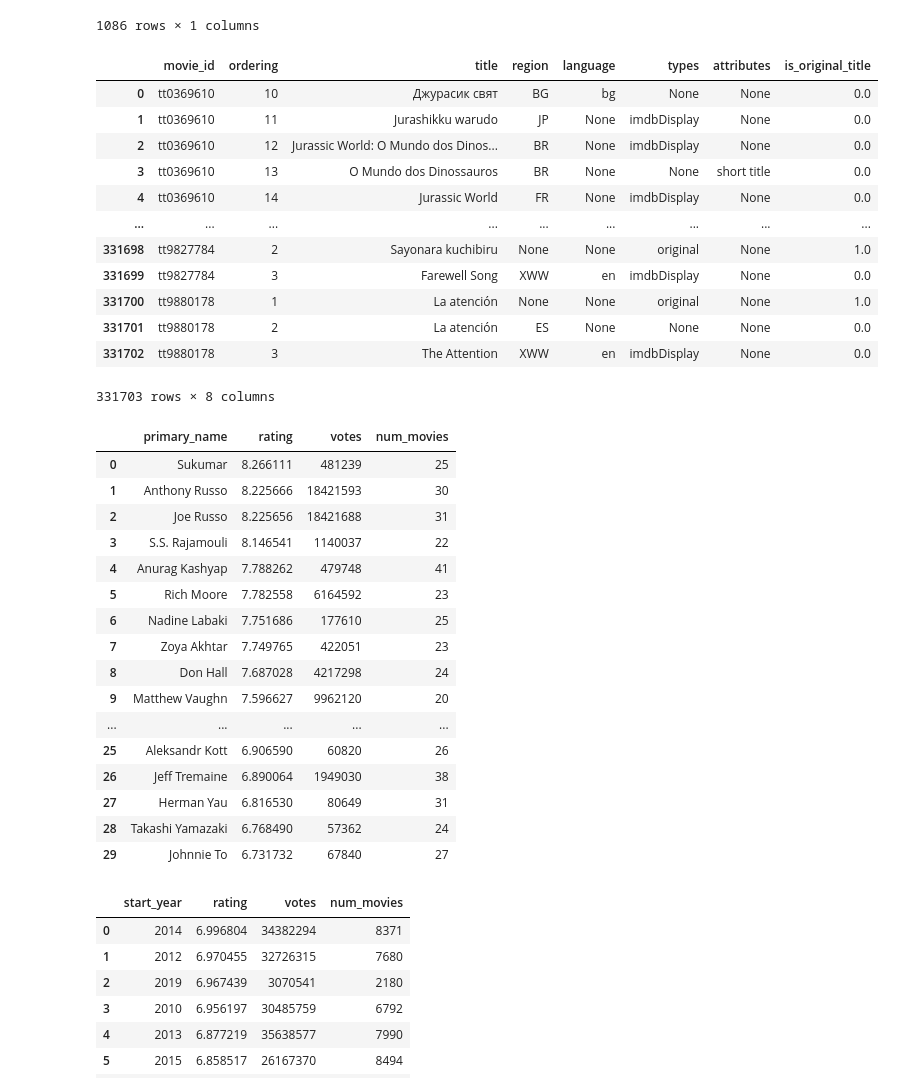
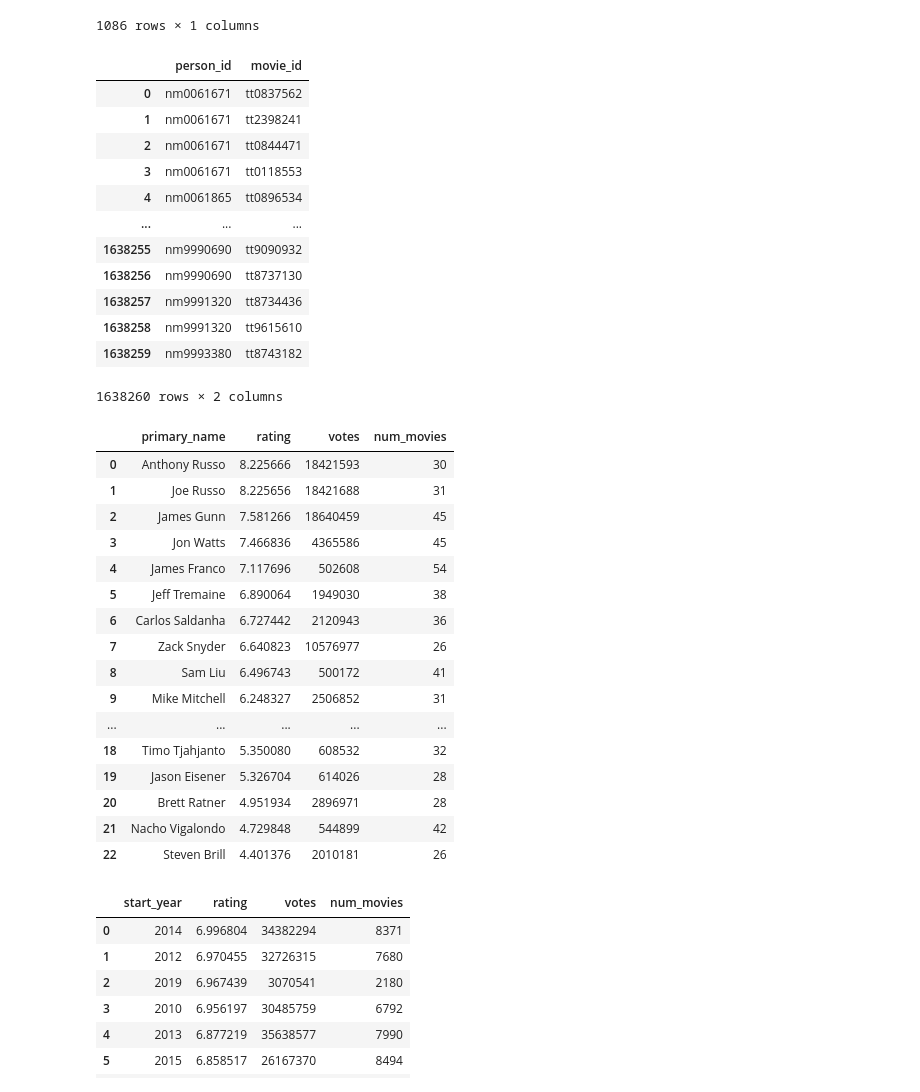
Before and after one commit to bluenets126/dsc-sql-summative-lab, a Jupyter notebook: SQLSummativeLab.ipynb, the cells around one changed output. Saved outputs shown, nothing was run; the diff lists cells and outputs as text; code cells hidden in the pictures.

```diff
--- a/SQLSummativeLab.ipynb
+++ b/SQLSummativeLab.ipynb
@@ -526,29 +522,29 @@ movie_ratings_df
 | 1085 | Adventure,History,War |
 1086 rows × 1 columns
 # %%
-movie_akas_df = pd.read_sql("""SELECT * FROM movie_akas;""", conn4)
+movie_akas_df = pd.read_sql("""SELECT * FROM known_for;""", conn4)
 movie_akas_df
 # %% [output]
-|  | movie_id | ordering | title | region | language | types | attributes | is_original_title |
-| 0 | tt0369610 | 10 | Джурасик свят | BG | bg | None | None | 0.0 |
-| 1 | tt0369610 | 11 | Jurashikku warudo | JP | None | imdbDisplay | None | 0.0 |
-| 2 | tt0369610 | 12 | Jurassic World: O Mundo dos Dinos... | BR | None | imdbDisplay | None | 0.0 |
-| 3 | tt0369610 | 13 | O Mundo dos Dinossauros | BR | None | None | short title | 0.0 |
-| 4 | tt0369610 | 14 | Jurassic World | FR | None | imdbDisplay | None | 0.0 |
-| ... | ... | ... | ... | ... | ... | ... | ... | ... |
-| 331698 | tt9827784 | 2 | Sayonara kuchibiru | None | None | original | None | 1.0 |
-| 331699 | tt9827784 | 3 | Farewell Song | XWW | en | imdbDisplay | None | 0.0 |
-| 331700 | tt9880178 | 1 | La atención | None | None | original | None | 1.0 |
-| 331701 | tt9880178 | 2 | La atención | ES | None | None | None | 0.0 |
-| 331702 | tt9880178 | 3 | The Attention | XWW | en | imdbDisplay | None | 0.0 |
+|  | person_id | movie_id |
+| 0 | nm0061671 | tt0837562 |
+| 1 | nm0061671 | tt2398241 |
+| 2 | nm0061671 | tt0844471 |
+| 3 | nm0061671 | tt0118553 |
+| 4 | nm0061865 | tt0896534 |
+| ... | ... | ... |
+| 1638255 | nm9990690 | tt9090932 |
+| 1638256 | nm9990690 | tt8737130 |
+| 1638257 | nm9991320 | tt8734436 |
+| 1638258 | nm9991320 | tt9615610 |
+| 1638259 | nm9993380 | tt8743182 |
-331703 rows × 8 columns
+1638260 rows × 2 columns
 # %%
 #list of directors with their average movie rating.  Used average rating by # of votes to recalculate based on how many people voted for the movie.
 query_director_rating = """SELECT pe.primary_name, (SUM(mr.averagerating * mr.numvotes) / SUM(mr.numvotes)) as rating, SUM(mr.numvotes) as votes, count(mr.movie_id) as num_movies
                             FROM persons pe JOIN directors d USING(person_id)
                                         JOIN movie_ratings mr ON d.movie_id = mr.movie_id
                             GROUP BY pe.primary_name
-                            HAVING num_movies >= 20 and votes > 50000
+                            HAVING num_movies >= 26 and votes > 500000
                             ORDER BY rating DESC
                             LIMIT 30;
                         """
@@ -557,22 +553,22 @@ director_ratings_df = pd.read_sql(query_director_rating, conn4)
 director_ratings_df
 # %% [output]
 |  | primary_name | rating | votes | num_movies |
-| 0 | Sukumar | 8.266111 | 481239 | 25 |
-| 1 | Anthony Russo | 8.225666 | 18421593 | 30 |
-| 2 | Joe Russo | 8.225656 | 18421688 | 31 |
-| 3 | S.S. Rajamouli | 8.146541 | 1140037 | 22 |
-| 4 | Anurag Kashyap | 7.788262 | 479748 | 41 |
-| 5 | Rich Moore | 7.782558 | 6164592 | 23 |
-| 6 | Nadine Labaki | 7.751686 | 177610 | 25 |
-| 7 | Zoya Akhtar | 7.749765 | 422051 | 23 |
-| 8 | Don Hall | 7.687028 | 4217298 | 24 |
-| 9 | Matthew Vaughn | 7.596627 | 9962120 | 20 |
+| 0 | Anthony Russo | 8.225666 | 18421593 | 30 |
+| 1 | Joe Russo | 8.225656 | 18421688 | 31 |
+| 2 | James Gunn | 7.581266 | 18640459 | 45 |
+| 3 | Jon Watts | 7.466836 | 4365586 | 45 |
+| 4 | James Franco | 7.117696 | 502608 | 54 |
+| 5 | Jeff Tremaine | 6.890064 | 1949030 | 38 |
+| 6 | Carlos Saldanha | 6.727442 | 2120943 | 36 |
+| 7 | Zack Snyder | 6.640823 | 10576977 | 26 |
+| 8 | Sam Liu | 6.496743 | 500172 | 41 |
+| 9 | Mike Mitchell | 6.248327 | 2506852 | 31 |
 | ... | ... | ... | ... | ... |
-| 25 | Aleksandr Kott | 6.906590 | 60820 | 26 |
-| 26 | Jeff Tremaine | 6.890064 | 1949030 | 38 |
-| 27 | Herman Yau | 6.816530 | 80649 | 31 |
-| 28 | Takashi Yamazaki | 6.768490 | 57362 | 24 |
-| 29 | Johnnie To | 6.731732 | 67840 | 27 |
+| 18 | Timo Tjahjanto | 5.350080 | 608532 | 32 |
+| 19 | Jason Eisener | 5.326704 | 614026 | 28 |
+| 20 | Brett Ratner | 4.951934 | 2896971 | 28 |
+| 21 | Nacho Vigalondo | 4.729848 | 544899 | 42 |
+| 22 | Steven Brill | 4.401376 | 2010181 | 26 |
 # %%
 #Ratings of movies by year to see if there is a trend
 query_year_rating = """SELECT mb.start_year, (SUM(mr.averagerating * mr.numvotes) / SUM(numvotes)) as rating, SUM(numvotes) as votes, COUNT(movie_id) as num_movies
```
Also changed, not shown: parts of 9 cells of this notebook.
